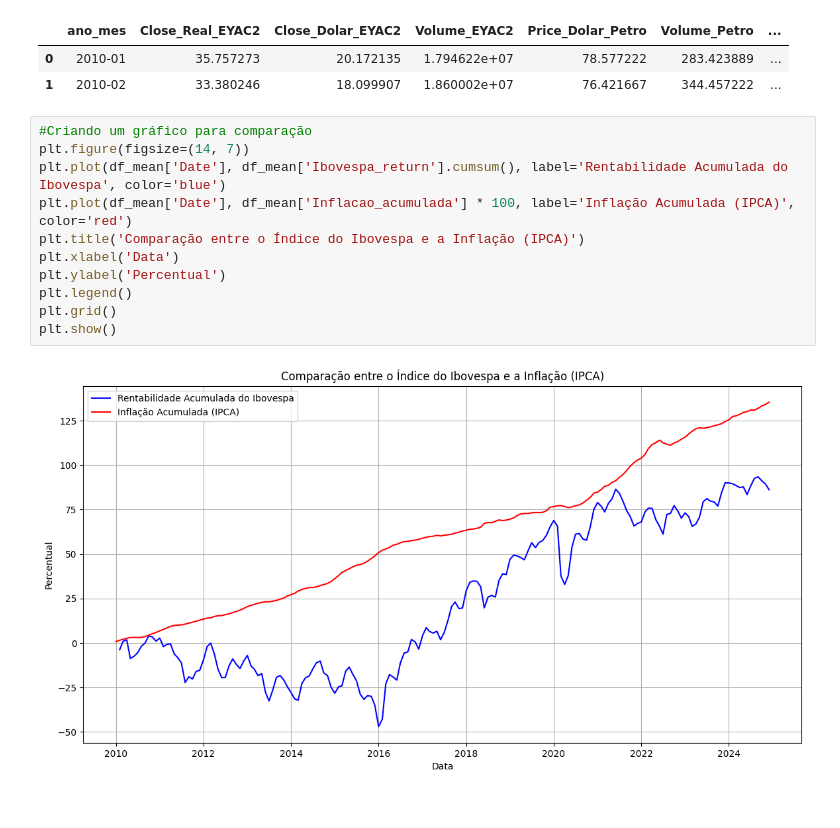
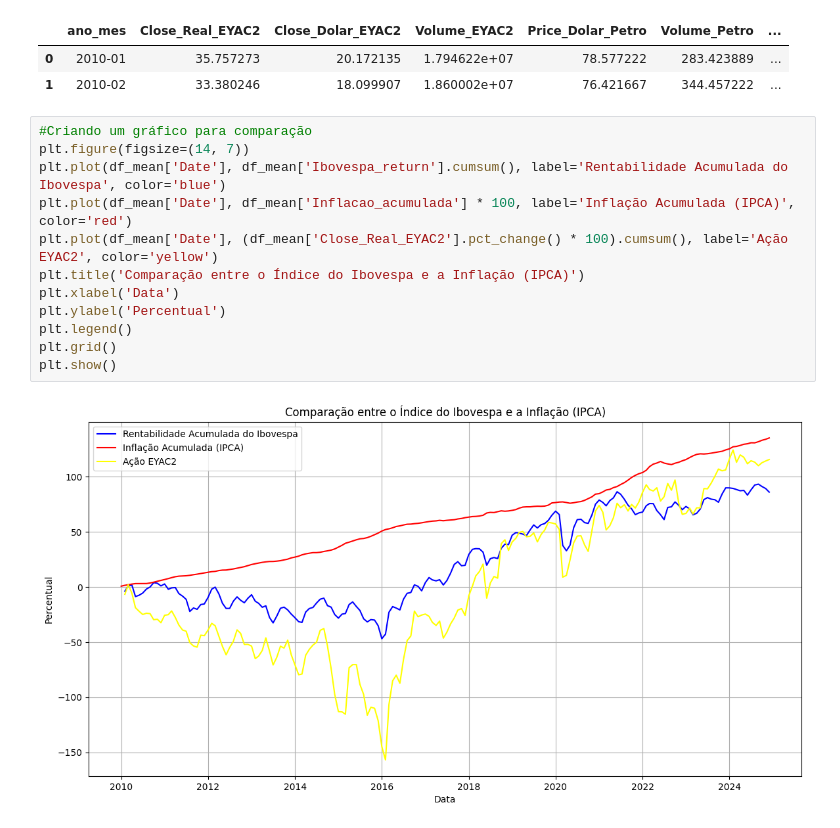
Before and after one commit to Juanpcsdev/Oil-Stock-Project, a Jupyter notebook: Notebooks/Analise/AnaliseExploratoria.ipynb, the cells around one changed output. Saved outputs shown, nothing was run; the diff lists cells and outputs as text.

```diff
--- a/Notebooks/Analise/AnaliseExploratoria.ipynb
+++ b/Notebooks/Analise/AnaliseExploratoria.ipynb
@@ -424,13 +424,14 @@ df_mean.head(2)
 # %%
 #Criando um gráfico para comparação
 plt.figure(figsize=(14, 7))
 plt.plot(df_mean['Date'], df_mean['Ibovespa_return'].cumsum(), label='Rentabilidade Acumulada do Ibovespa', color='blue')
 plt.plot(df_mean['Date'], df_mean['Inflacao_acumulada'] * 100, label='Inflação Acumulada (IPCA)', color='red')
+plt.plot(df_mean['Date'], (df_mean['Close_Real_EYAC2'].pct_change() * 100).cumsum(), label='Ação EYAC2', color='yellow')
 plt.title('Comparação entre o Índice do Ibovespa e a Inflação (IPCA)')
 plt.xlabel('Data')
 plt.ylabel('Percentual')
 plt.legend()
 plt.grid()
 plt.show()
 # %% [output]
-[figure, old version]
+[figure, new version]
```
